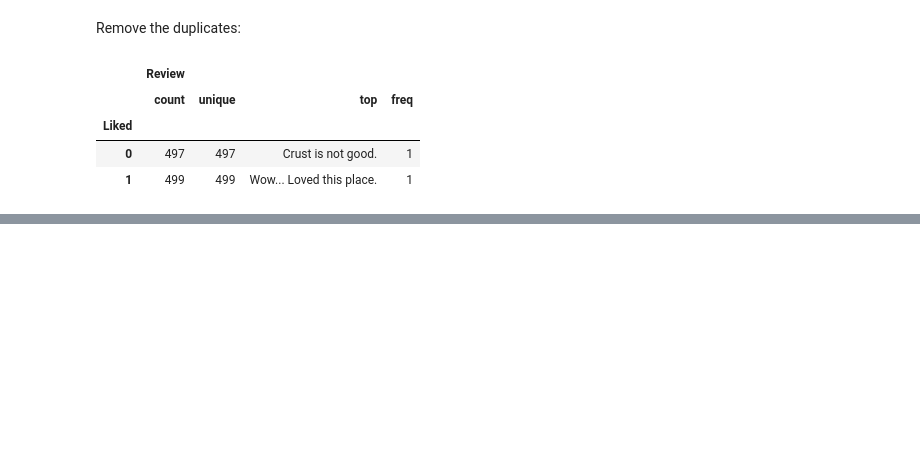
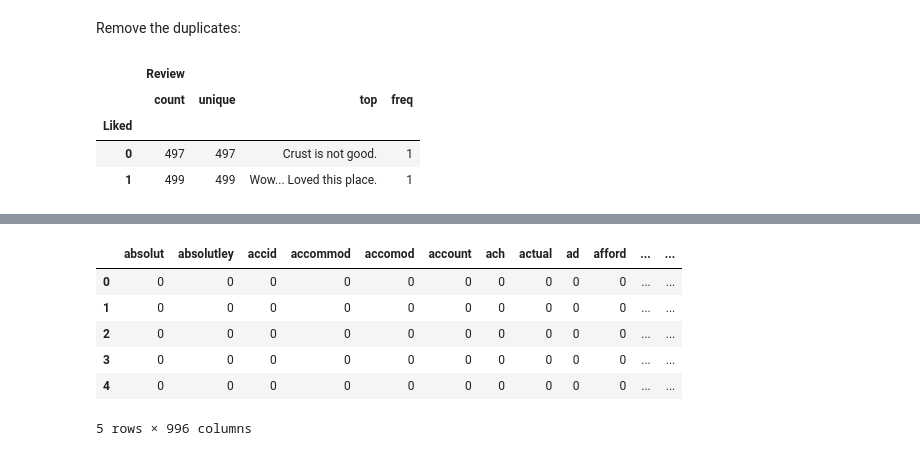
Before and after one commit to keresztesbeata/Intelligent-Systems-Lab, a Jupyter notebook: Restaurant-Reviews-NLP/RestaurantReviews.ipynb, the cells around one changed output, grey strips where cells are left out. Saved outputs shown, nothing was run; the diff lists cells and outputs as text; code cells hidden in the pictures; blank space fills up the shorter version.

```diff
--- a/Restaurant-Reviews-NLP/RestaurantReviews.ipynb
+++ b/Restaurant-Reviews-NLP/RestaurantReviews.ipynb
@@ -129,0 +173,11 @@ def clean_data(data):
+# %%
+def cleaning_data(text_data):
+  corpus = []
+
+  for col, row in text_data.items():
+    # clean the next entry (standardization)
+    cleaned_text = cleaning_text(row)
+    # add the cleaned text to the vocabulary
+    corpus.append(cleaned_text)
+
+  return corpus
@@ -129,0 +247,22 @@ def clean_data(data):
+# %%
+VOCAB_SIZE = raw_data.shape[0]
+
+cv = CountVectorizer(max_features = VOCAB_SIZE) #  the maximum size of sparse matrix
+
+# create a 2D array (matrix) marking the nr of occurances of each word (token) in each of the reviews
+X = cv.fit_transform(cleaning_data(raw_data)).toarray()
+# extract the output labels (from the last column which is 'Liked')
+y = raw_data.iloc[:,-1].values
+
+freq_vector = pd.DataFrame(X, columns=cv.get_feature_names())
+
+# display the first few rows to show the format of the matrix
+freq_vector.head()
+# %% [output]
+|  | absolut | absolutley | accid | accommod | accomod | account | ach | actual | ad | afford | ... | ... |
+| 0 | 0 | 0 | 0 | 0 | 0 | 0 | 0 | 0 | 0 | 0 | ... | ... |
+| 1 | 0 | 0 | 0 | 0 | 0 | 0 | 0 | 0 | 0 | 0 | ... | ... |
+| 2 | 0 | 0 | 0 | 0 | 0 | 0 | 0 | 0 | 0 | 0 | ... | ... |
+| 3 | 0 | 0 | 0 | 0 | 0 | 0 | 0 | 0 | 0 | 0 | ... | ... |
+| 4 | 0 | 0 | 0 | 0 | 0 | 0 | 0 | 0 | 0 | 0 | ... | ... |
+5 rows × 996 columns
```
Also changed, not shown: parts of 80 cells of this notebook.
